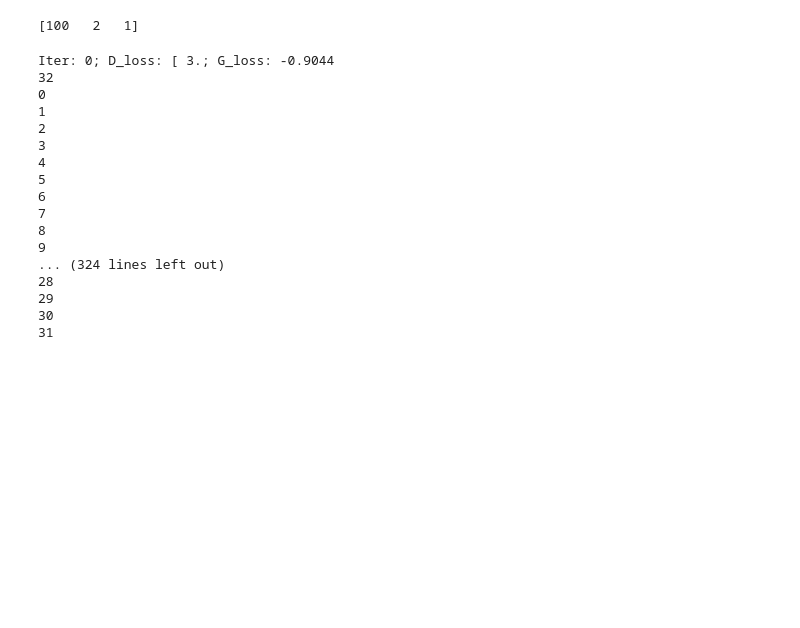
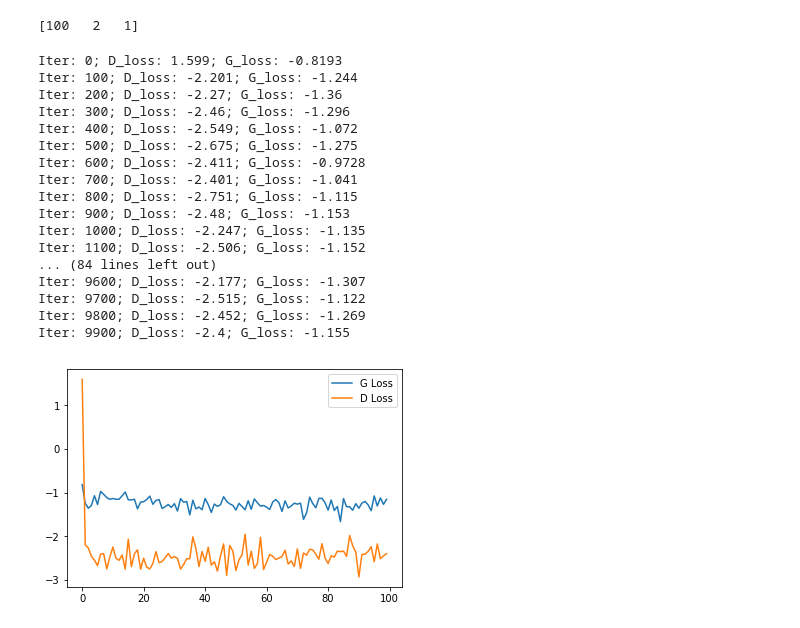
Before and after one commit to comgong/catgan, a Jupyter notebook: catgan_cnn.ipynb, the cells around one changed output. Drawn from its saved outputs; the diff is of its cells as text; code cells hidden in the pictures; blank space fills up the shorter version.

Commit message:
functional catgan!

```diff
--- a/catgan_cnn.ipynb
+++ b/catgan_cnn.ipynb
@@ -217,7 +217,7 @@ G_target = 1./(mb_size*2)
 #D_loss = tf.reduce_sum(D_target * D_real) + log(Z)
 #G_loss = tf.reduce_sum(G_target * D_real) + tf.reduce_sum(G_target * D_fake) + log(Z)
 
-D_loss = -marginal_entropy(D_real) + entropy(D_real) - entropy(D_fake) + tf.nn.softmax_cross_entropy_with_logits(labels=y, logits=D_real_logits)
+D_loss = -marginal_entropy(D_real) + entropy(D_real) - entropy(D_fake) + tf.reduce_mean(tf.nn.softmax_cross_entropy_with_logits(labels=y, logits=D_real_logits))
 G_loss = -marginal_entropy(D_fake) + entropy(D_fake)
 
 all_vars = tf.trainable_variables()
@@ -236,7 +236,7 @@ G_solver = (tf.train.AdamOptimizer(learning_rate=lr)
 sess = tf.Session()
 sess.run(tf.global_variables_initializer())
 
-dir_name ='out_3/'
+dir_name ='out_8/'
 if not os.path.exists(dir_name):
     os.makedirs(dir_name)
 
@@ -244,7 +244,9 @@ i = 0
 # %%
 #100,000 is good
 #print every 1000
-for it in range(100):
+g_loss_overall = []
+d_loss_overall = []
+for it in range(10000):
     X_mb, y_mb = mnist.train.next_batch(mb_size)
     X_mb = X_mb.reshape([mb_size, 28, 28, 1])
     #z_mb = sample_z(mb_size, z_dim)
@@ -257,10 +259,11 @@ for it in range(100):
         [G_solver, G_loss], feed_dict={X: X_mb, y: y_mb}
     )
 
-    if it % 10 == 0:
+    if it % 100 == 0:
         print('Iter: {}; D_loss: {:.4}; G_loss: {:.4}'
               .format(it, D_loss_curr, G_loss_curr))
-
+        g_loss_overall.append(G_loss_curr)
+        d_loss_overall.append(D_loss_curr)
         #z_mb = sample_z(16, z_dim)
         samples = sess.run(G_sample)
 
@@ -270,20 +273,31 @@ for it in range(100):
         i += 1
         plt.close(fig)
 # %% [output]
-Iter: 0; D_loss: [ 3.; G_loss: -0.9044
-32
-0
-1
-2
-3
-4
-5
-6
-7
-8
-9
-... (324 lines left out)
-28
-29
-30
-31
+Iter: 0; D_loss: 1.599; G_loss: -0.8193
+Iter: 100; D_loss: -2.201; G_loss: -1.244
+Iter: 200; D_loss: -2.27; G_loss: -1.36
+Iter: 300; D_loss: -2.46; G_loss: -1.296
+Iter: 400; D_loss: -2.549; G_loss: -1.072
+Iter: 500; D_loss: -2.675; G_loss: -1.275
+Iter: 600; D_loss: -2.411; G_loss: -0.9728
+Iter: 700; D_loss: -2.401; G_loss: -1.041
+Iter: 800; D_loss: -2.751; G_loss: -1.115
+Iter: 900; D_loss: -2.48; G_loss: -1.153
+Iter: 1000; D_loss: -2.247; G_loss: -1.135
+Iter: 1100; D_loss: -2.506; G_loss: -1.152
+... (84 lines left out)
+Iter: 9600; D_loss: -2.177; G_loss: -1.307
+Iter: 9700; D_loss: -2.515; G_loss: -1.122
+Iter: 9800; D_loss: -2.452; G_loss: -1.269
+Iter: 9900; D_loss: -2.4; G_loss: -1.155
+# %%
+plt.figure()
+#print g_loss_overall
+#print d_loss_overall
+g_loss_plot, = plt.plot(g_loss_overall, label='G Loss')
+d_loss_plot, = plt.plot(d_loss_overall, label='D Loss')
+
+plt.legend([g_loss_plot, d_loss_plot], ['G Loss', 'D Loss'])
+plt.savefig(dir_name+'plot_for_catgan_.png')
+# %% [output]
+[figure, added]
```
